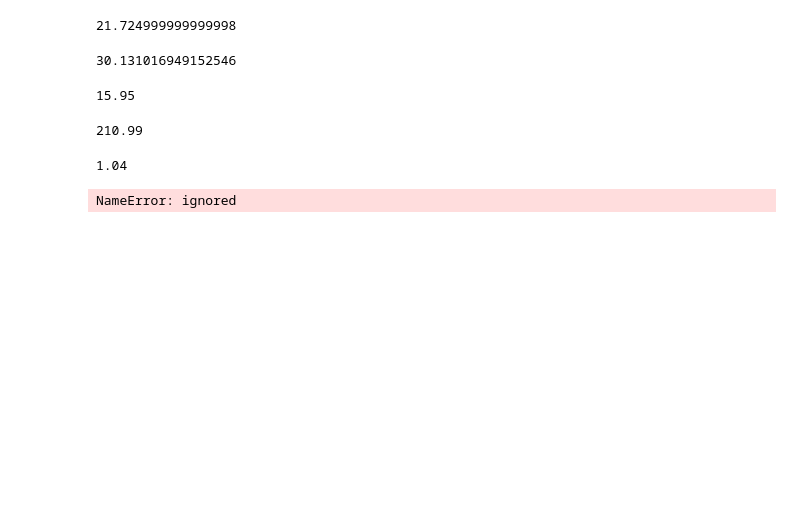
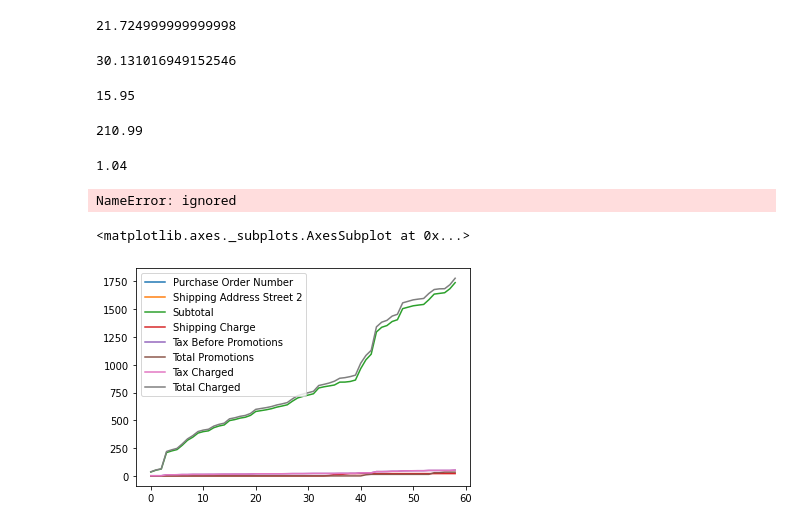
Before and after one commit to orosewarne/Homework, a Jupyter notebook: ComputingMidtermupdated.ipynb, the cells around one changed output. Drawn from its saved outputs; the diff is of its cells as text; code cells hidden in the pictures; blank space fills up the shorter version.

```diff
--- a/ComputingMidtermupdated.ipynb
+++ b/ComputingMidtermupdated.ipynb
@@ -186,3 +221,9 @@ std_total_spent = df5["Total Charged"].std()
 print(sd_total_spent)
 # %% [output]
 NameError: ignored
+# %%
+df6 = df5.cumsum()
+df6.plot()
+# %% [output]
+<matplotlib.axes._subplots.AxesSubplot at 0x...>
+[figure, added]
```
Also changed, not shown: parts of 20 cells of this notebook.
